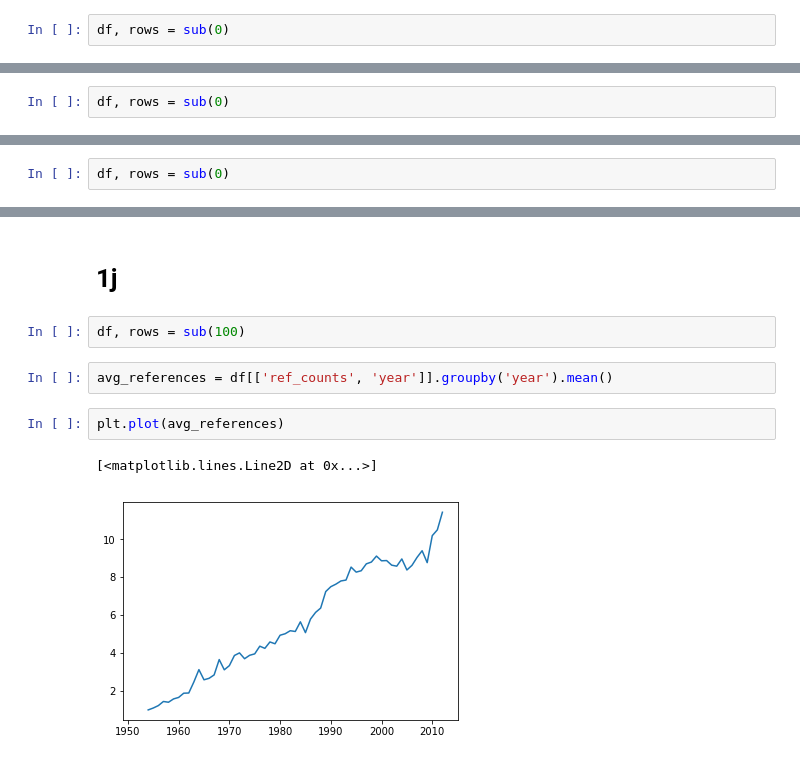
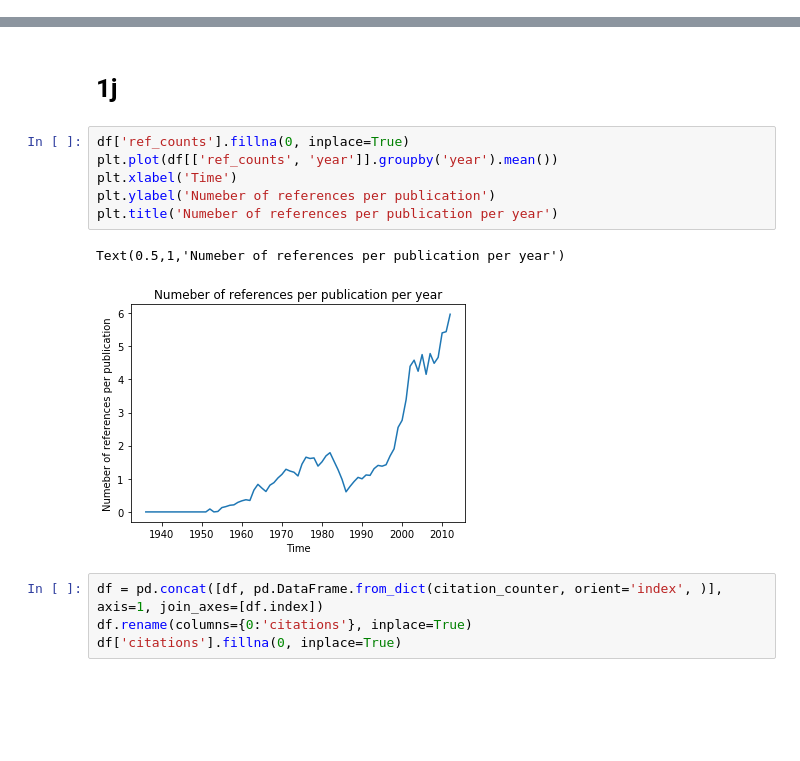
Before and after one commit to DarkestFloyd/CS6220, a Jupyter notebook: notebooks/Aminer.ipynb, the cells around one changed output, grey strips where cells are left out. Cells and saved outputs as stored; diff of their text form; blank space fills up the shorter version.

```diff
--- a/notebooks/Aminer.ipynb
+++ b/notebooks/Aminer.ipynb
@@ -176,8 +119,6 @@ Venue with maximum publications:  IEEE Transactions on Information Theory
 # 1f
 # %% [markdown]
 ### Number of references
-# %%
-df, rows = sub(0)
 # %%
 non_null_refs = df[df['refs'].notnull()]
 # %%
@@ -208,8 +149,6 @@ Name: 719353, dtype: object
 This makes sense, as the paper seems to be just a list of publications
 # %% [markdown]
 ### Number of citations
-# %%
-df, rows = sub(0)
 # %%
 def count_citations(batch):
     global citation_counter
@@ -239,8 +179,6 @@ Name: 408396, dtype: object
 This is a very old paper, 1979, makes sense that it has the most references.
 # %% [markdown]
 # 1g
-# %%
-df, rows = sub(0)
 # %%
 def citations_per_venue(batch):
     global citations_per_venue_counter
@@ -341,12 +279,16 @@ Median:         4.0
 The mean is much larger than the median, the distribution is right or positive skewed.
 # %% [markdown]
 # 1j
-# %%
-df, rows = sub(100)
-# %%
-avg_references = df[['ref_counts', 'year']].groupby('year').mean()
-# %%
-plt.plot(avg_references)
-# %% [output]
-[<matplotlib.lines.Line2D at 0x...>]
-[figure, removed]
+# %%
+df['ref_counts'].fillna(0, inplace=True)
+plt.plot(df[['ref_counts', 'year']].groupby('year').mean())
+plt.xlabel('Time')
+plt.ylabel('Numeber of references per publication')
+plt.title('Numeber of references per publication per year')
+# %% [output]
+Text(0.5,1,'Numeber of references per publication per year')
+[figure, added]
+# %%
+df = pd.concat([df, pd.DataFrame.from_dict(citation_counter, orient='index', )], axis=1, join_axes=[df.index])
+df.rename(columns={0:'citations'}, inplace=True)
+df['citations'].fillna(0, inplace=True)
```
Also changed, not shown: parts of 26 cells of this notebook.
